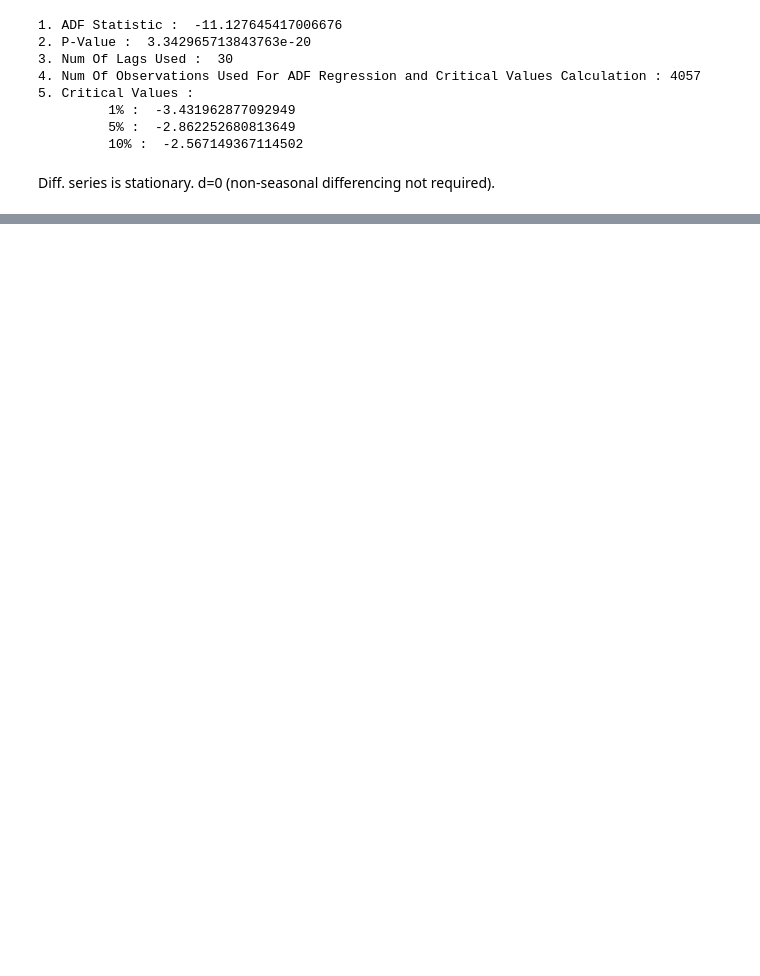
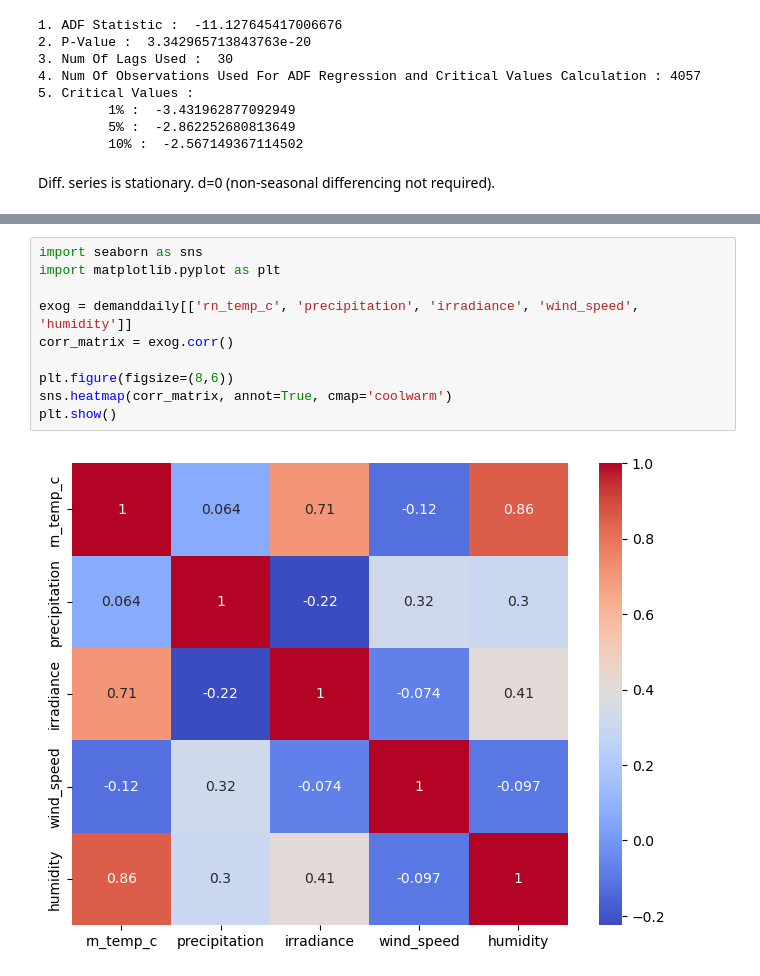
Before and after one commit to frozen-reprise/2025H5_GroupE, a Jupyter notebook: Capstone_ARIMAs.ipynb, the cells around one changed output, grey strips where cells are left out. Saved outputs shown, nothing was run; the diff lists cells and outputs as text; blank space fills up the shorter version.

```diff
--- a/Capstone_ARIMAs.ipynb
+++ b/Capstone_ARIMAs.ipynb
@@ -251,0 +273,12 @@ print(rmse1)
+# %%
+import seaborn as sns
+import matplotlib.pyplot as plt
+
+exog = demanddaily[['rn_temp_c', 'precipitation', 'irradiance', 'wind_speed', 'humidity']]
+corr_matrix = exog.corr()
+
+plt.figure(figsize=(8,6))
+sns.heatmap(corr_matrix, annot=True, cmap='coolwarm')
+plt.show()
+# %% [output]
+[figure, added]
```
Also changed, not shown: parts of 17 cells of this notebook.
